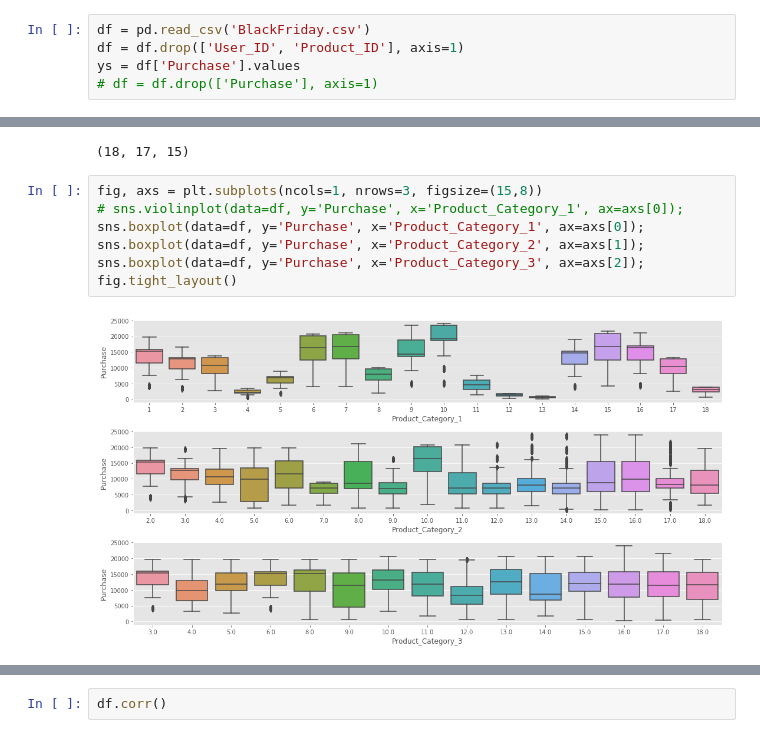
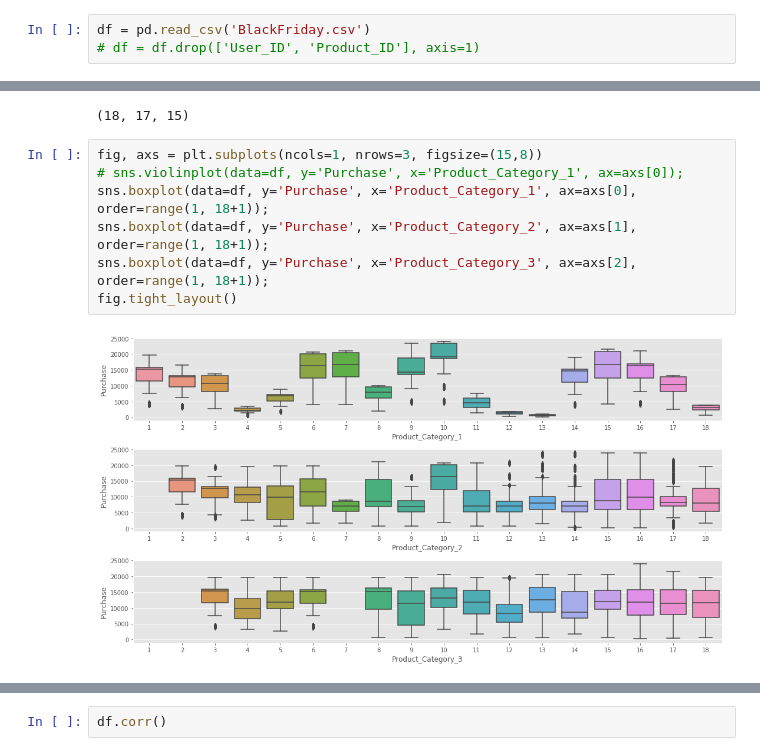
Before and after one commit to Llewlyn/Datasets-analysis, a Jupyter notebook: black_friday/black_friday.ipynb, the cells around one changed output, grey strips where cells are left out. Drawn from its saved outputs; the diff is of its cells as text.

```diff
--- a/black_friday/black_friday.ipynb
+++ b/black_friday/black_friday.ipynb
@@ -16,6 +16,4 @@ tpl.test()
 Tommaso library works!
 # %%
 df = pd.read_csv('BlackFriday.csv')
-df = df.drop(['User_ID', 'Product_ID'], axis=1)
-ys = df['Purchase'].values
-# df = df.drop(['Purchase'], axis=1)
+# df = df.drop(['User_ID', 'Product_ID'], axis=1)
@@ -102,9 +106,9 @@ df['Product_Category_1'].nunique(), df['Product_Category_2'].nunique(), df['Prod
 # %%
 fig, axs = plt.subplots(ncols=1, nrows=3, figsize=(15,8))
 # sns.violinplot(data=df, y='Purchase', x='Product_Category_1', ax=axs[0]);
-sns.boxplot(data=df, y='Purchase', x='Product_Category_1', ax=axs[0]);
-sns.boxplot(data=df, y='Purchase', x='Product_Category_2', ax=axs[1]);
-sns.boxplot(data=df, y='Purchase', x='Product_Category_3', ax=axs[2]);
+sns.boxplot(data=df, y='Purchase', x='Product_Category_1', ax=axs[0], order=range(1, 18+1));
+sns.boxplot(data=df, y='Purchase', x='Product_Category_2', ax=axs[1], order=range(1, 18+1));
+sns.boxplot(data=df, y='Purchase', x='Product_Category_3', ax=axs[2], order=range(1, 18+1));
 fig.tight_layout()
 # %% [output]
-[figure, old version]
+[figure, new version]
```
Also changed, not shown: parts of 37 cells of this notebook, 1 other file.
